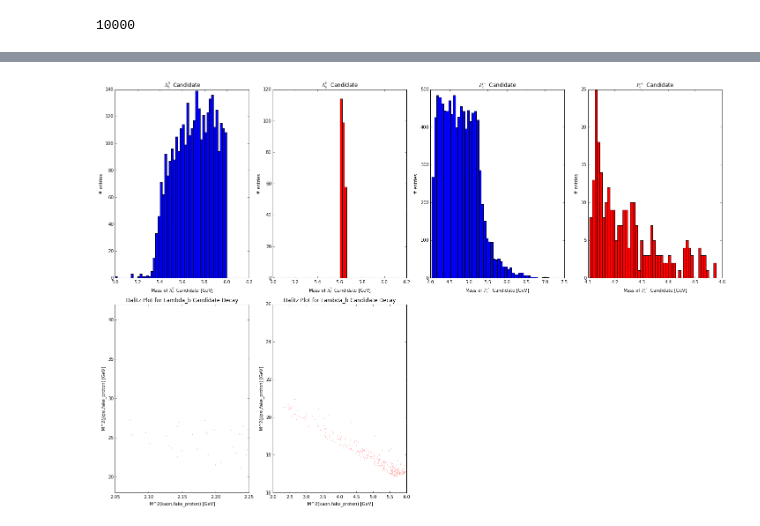
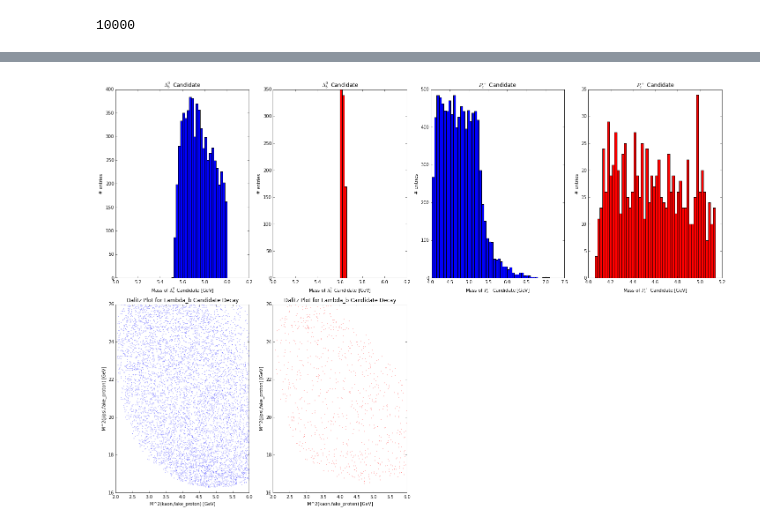
Before and after one commit to mattbellis/Siena_College_research_with_Sandy_Spicer, a Jupyter notebook: B Meson Decay.ipynb, the cells around one changed output, grey strips where cells are left out. Cells and saved outputs as stored; diff of their text form; code cells hidden in the pictures.

```diff
--- a/B Meson Decay.ipynb
+++ b/B Meson Decay.ipynb
@@ -107,12 +115,12 @@ for collision in collisions:
     jpsi_mass.append(mjpsi)
     #print jpsi_mass[0]
 
-    bm_p4 = add_4_vecs([jpsi_p4,pion_p4,kaon_p4])
+    bm_p4 = add_4_vecs([muon_p41,muon_p42,pion_p4,kaon_p4])
     mbm = mass(bm_p4)
     bm_mass.append(mbm)
 
     fake_proton1 = redefine_4_vec(pion_p4,0.938)
-    fake_kaon = redefine_4_vec(fake_proton1,0.494)
+    fake_kaon = redefine_4_vec(pion_p4,0.494)
     fake_proton2 = redefine_4_vec(kaon_p4,0.938)
 
     fake_lbp41 = add_4_vecs([jpsi_p4,kaon_p4,fake_proton1])
@@ -268,39 +313,39 @@ plt.plot(x_values2,y_values2,'b.',alpha=1.0,markersize=1.0) # Alpha is transpare
 plt.xlabel("M^2(kaon,fake_proton) [GeV]")
 plt.ylabel("M^2(j/psi,fake_proton) [GeV]")
 plt.title("Dalitz Plot for Lambda_b Candidate Decay")
-plt.xlim([2.05,2.25])
-plt.ylim([18,42])
+plt.xlim([2,6])
+plt.ylim([16,26])
 
 jpsi_window = 0.048
 
 index = fake_lambda_b_mass2>5.6
 index *= fake_lambda_b_mass2<5.65
 index *= jpsi_mass>3.096-jpsi_window
 index *= jpsi_mass>3.096+jpsi_window
 
 if len(index[index])>0:
 
     plt.subplot(3,4,2)
     plt.hist(fake_lambda_b_mass2[index],bins=50,range=(5,6),color='red')
     plt.title(r'$\Lambda_b^0$ Candidate')
     plt.xlabel(r'Mass of $\Lambda_b^0$ Candidate [GeV]')
     plt.ylabel(r'# entries')
 
     plt.subplot(3,4,4)
     plt.hist(pq_mass2[index],bins=50,color='red')
     plt.title(r'$P_c^+$ Candidate')
     plt.xlabel(r'Mass of $P_c^+$ Candidate [GeV]')
     plt.ylabel(r'# entries')
 
     plt.subplot(3,4,6)
     plt.plot(x_values2[index],y_values2[index],'r.',alpha=1.,markersize=1.0) # Alpha is transparency
     plt.xlabel("M^2(kaon,fake_proton) [GeV]")
     plt.ylabel("M^2(j/psi,fake_proton) [GeV]")
     plt.title("Dalitz Plot for Lambda_b Candidate Decay")
     plt.xlim([2,6])
     plt.ylim([16,26])
 
 
 plt.tight_layout()
 # %% [output]
-[figure, old version]
+[figure, new version]
```
Also changed, not shown: parts of 7 cells of this notebook, 5 other files.
